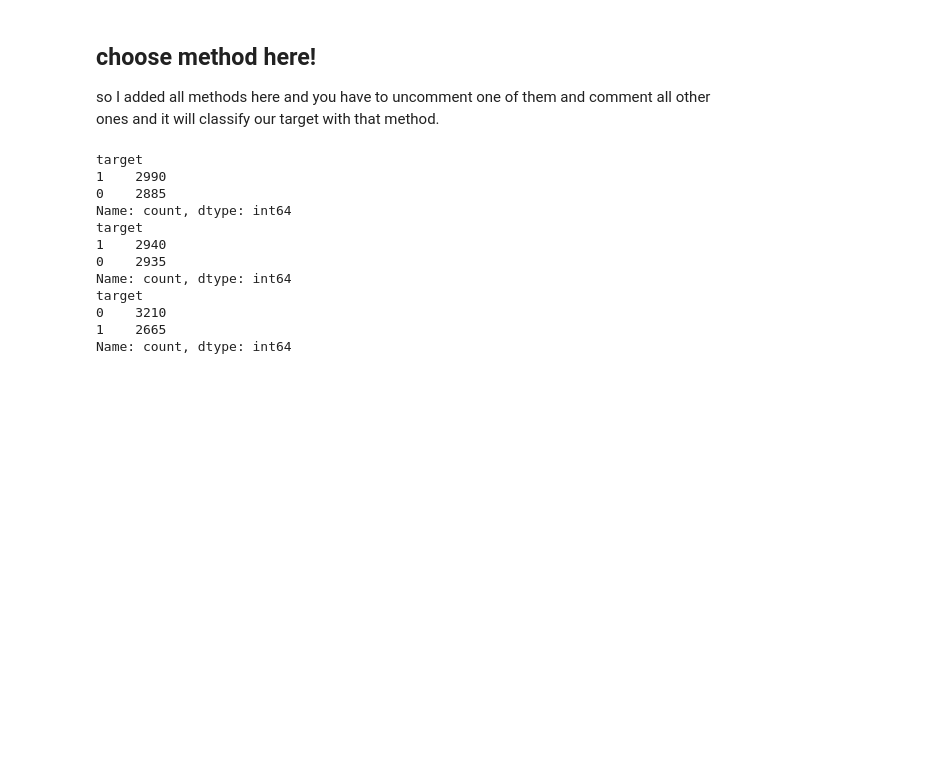
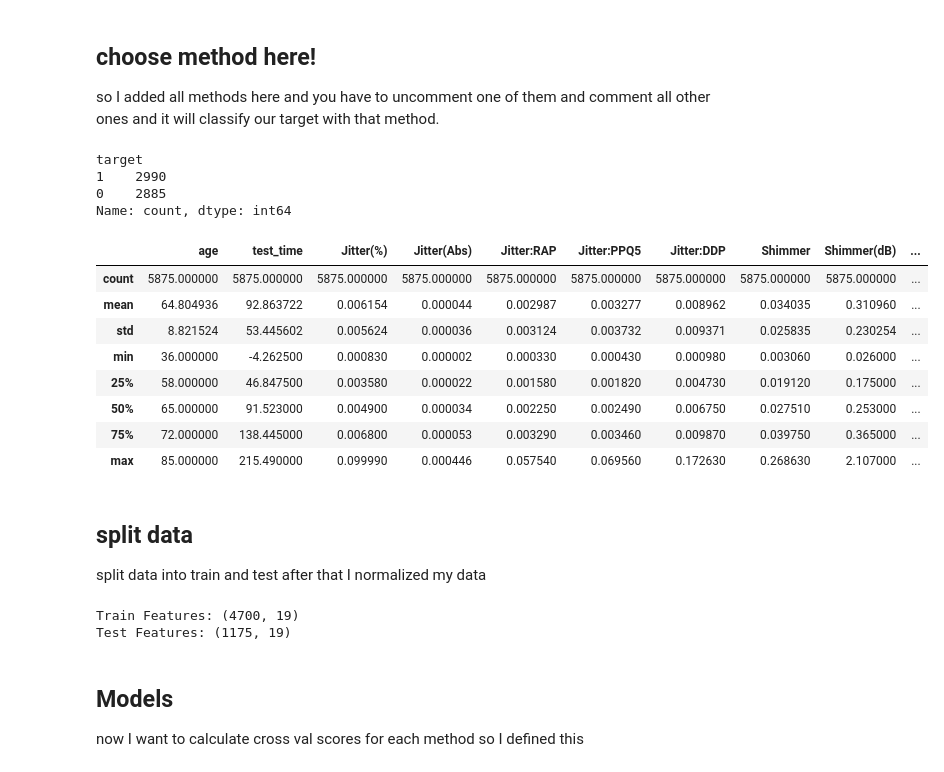
Before and after one commit to shayan1999/ML-parinsons-telemonitoring, a Jupyter notebook: main.ipynb, the cells around one changed output. Cells and saved outputs as stored; diff of their text form; code cells hidden in the pictures; blank space fills up the shorter version.

```diff
--- a/main.ipynb
+++ b/main.ipynb
@@ -40,7 +50,7 @@ so we are using this method with K=2.
 # %%
 def Kmeans_classify():
     X_clustering = df.drop('total_UPDRS', axis=1)
-    kmeans = KMeans(n_clusters=2, random_state=42).fit(X_clustering)
+    kmeans = KMeans(n_clusters=2, n_init=n_init, random_state=random_state).fit(X_clustering)
     df['target'] = kmeans.labels_
     counts = df['target'].value_counts()
     print(counts)
@@ -53,20 +63,44 @@ def simple_classify(type):
 # %% [markdown]
 ## choose method here!
 so I added all methods here and you have to uncomment one of them and comment all other ones and it will classify our target with that method.
-# %%
-Kmeans_classify()
-simple_classify('median')
-simple_classify('mean')
-# %% [output]
-target
-1    2990
-0    2885
-Name: count, dtype: int64
-target
-1    2940
-0    2935
-Name: count, dtype: int64
-target
-0    3210
-1    2665
-Name: count, dtype: int64
+# %%
+df['total_UPDRS']= y['total_UPDRS']
+Kmeans_classify()
+# simple_classify('median')
+# simple_classify('mean')
+df = df.drop('total_UPDRS', axis=1)
+df.describe()
+# %% [output]
+target
+1    2990
+0    2885
+Name: count, dtype: int64
+|  | age | test_time | Jitter(%) | Jitter(Abs) | Jitter:RAP | Jitter:PPQ5 | Jitter:DDP | Shimmer | Shimmer(dB) | ... |
+| count | 5875.000000 | 5875.000000 | 5875.000000 | 5875.000000 | 5875.000000 | 5875.000000 | 5875.000000 | 5875.000000 | 5875.000000 | ... |
+| mean | 64.804936 | 92.863722 | 0.006154 | 0.000044 | 0.002987 | 0.003277 | 0.008962 | 0.034035 | 0.310960 | ... |
+| std | 8.821524 | 53.445602 | 0.005624 | 0.000036 | 0.003124 | 0.003732 | 0.009371 | 0.025835 | 0.230254 | ... |
+| min | 36.000000 | -4.262500 | 0.000830 | 0.000002 | 0.000330 | 0.000430 | 0.000980 | 0.003060 | 0.026000 | ... |
+| 25% | 58.000000 | 46.847500 | 0.003580 | 0.000022 | 0.001580 | 0.001820 | 0.004730 | 0.019120 | 0.175000 | ... |
+| 50% | 65.000000 | 91.523000 | 0.004900 | 0.000034 | 0.002250 | 0.002490 | 0.006750 | 0.027510 | 0.253000 | ... |
+| 75% | 72.000000 | 138.445000 | 0.006800 | 0.000053 | 0.003290 | 0.003460 | 0.009870 | 0.039750 | 0.365000 | ... |
+| max | 85.000000 | 215.490000 | 0.099990 | 0.000446 | 0.057540 | 0.069560 | 0.172630 | 0.268630 | 2.107000 | ... |
+# %% [markdown]
+## split data
+split data into train and test after that I normalized my data
+# %%
+x_train, x_test, y_train, y_test = train_test_split(df.drop('target', axis=1),
+                                                    df['target'],
+                                                    test_size=0.2,
+                                                    random_state=random_state)
+scaler = StandardScaler()
+scaled_X_train = scaler.fit_transform(x_train)
+scaled_X_test = scaler.transform(x_test)
+print(f"Train Features: {x_train.shape}")
+print(f"Test Features: {x_test.shape}")
+# %% [output]
+Train Features: (4700, 19)
+Test Features: (1175, 19)
+# %% [markdown]
+## Models
+now I want to calculate cross val scores for each method
+so I defined this
```
Also changed, not shown: parts of 9 cells of this notebook.
